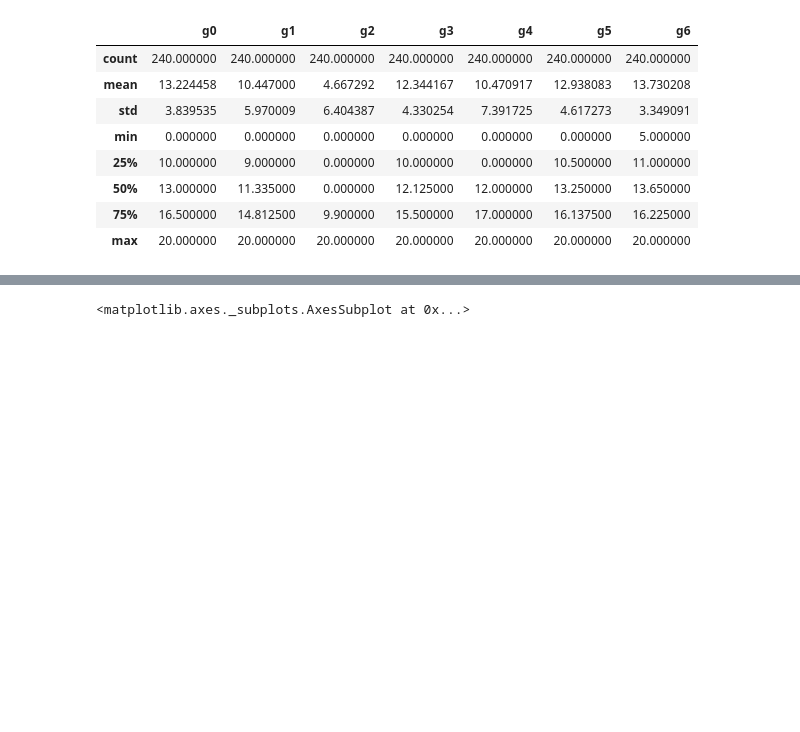
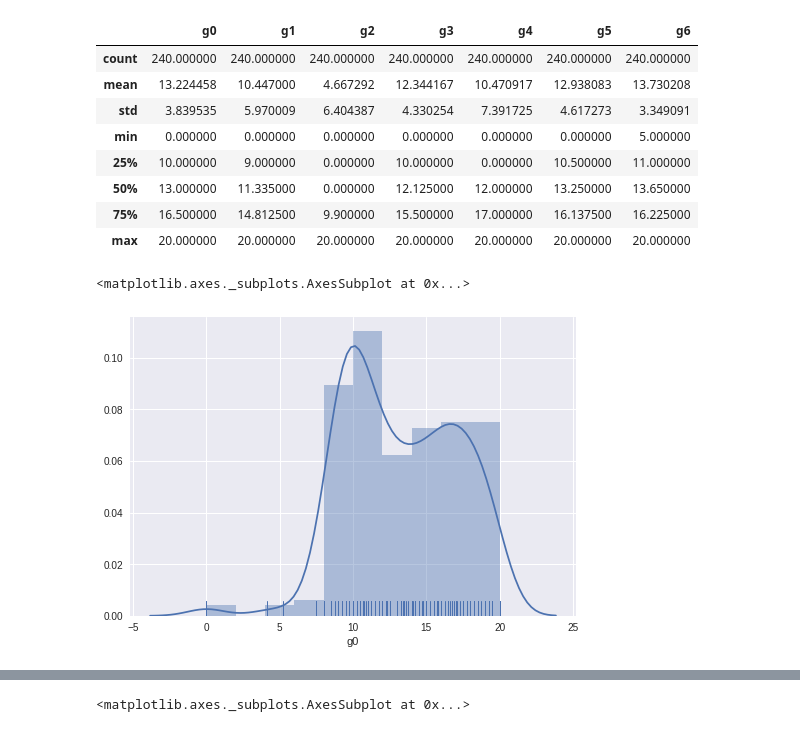
Before and after one commit to siavashkavousi/DM-course, a Jupyter notebook: student.ipynb, the cells around one changed output, grey strips where cells are left out. Saved outputs shown, nothing was run; the diff lists cells and outputs as text; code cells hidden in the pictures; blank space fills up the shorter version.

```diff
--- a/student.ipynb
+++ b/student.ipynb
@@ -19,8 +19,9 @@ import seaborn as sns
 
 sns.set(color_codes=True)
 # %%
-train_df = pd.read_csv('datasets/students_grades/train.csv', header=None,
+train_df = pd.read_csv('datasets/students_grades/train.csv',
                        names=['g0', 'g1', 'g2', 'g3', 'g4', 'g5', 'g6'])
+
 train_df.head()
 # %% [output]
 |  | g0 | g1 | g2 | g3 | g4 | g5 | g6 |
@@ -41,3 +42,8 @@ train_df.describe()
 | 50% | 13.000000 | 11.335000 | 0.000000 | 12.125000 | 12.000000 | 13.250000 | 13.650000 |
 | 75% | 16.500000 | 14.812500 | 9.900000 | 15.500000 | 17.000000 | 16.137500 | 16.225000 |
 | max | 20.000000 | 20.000000 | 20.000000 | 20.000000 | 20.000000 | 20.000000 | 20.000000 |
+# %%
+sns.distplot(train_df['g0'])
+# %% [output]
+<matplotlib.axes._subplots.AxesSubplot at 0x...>
+[figure, added]
```
Also changed, not shown: parts of 13 cells of this notebook, 1 other file.
